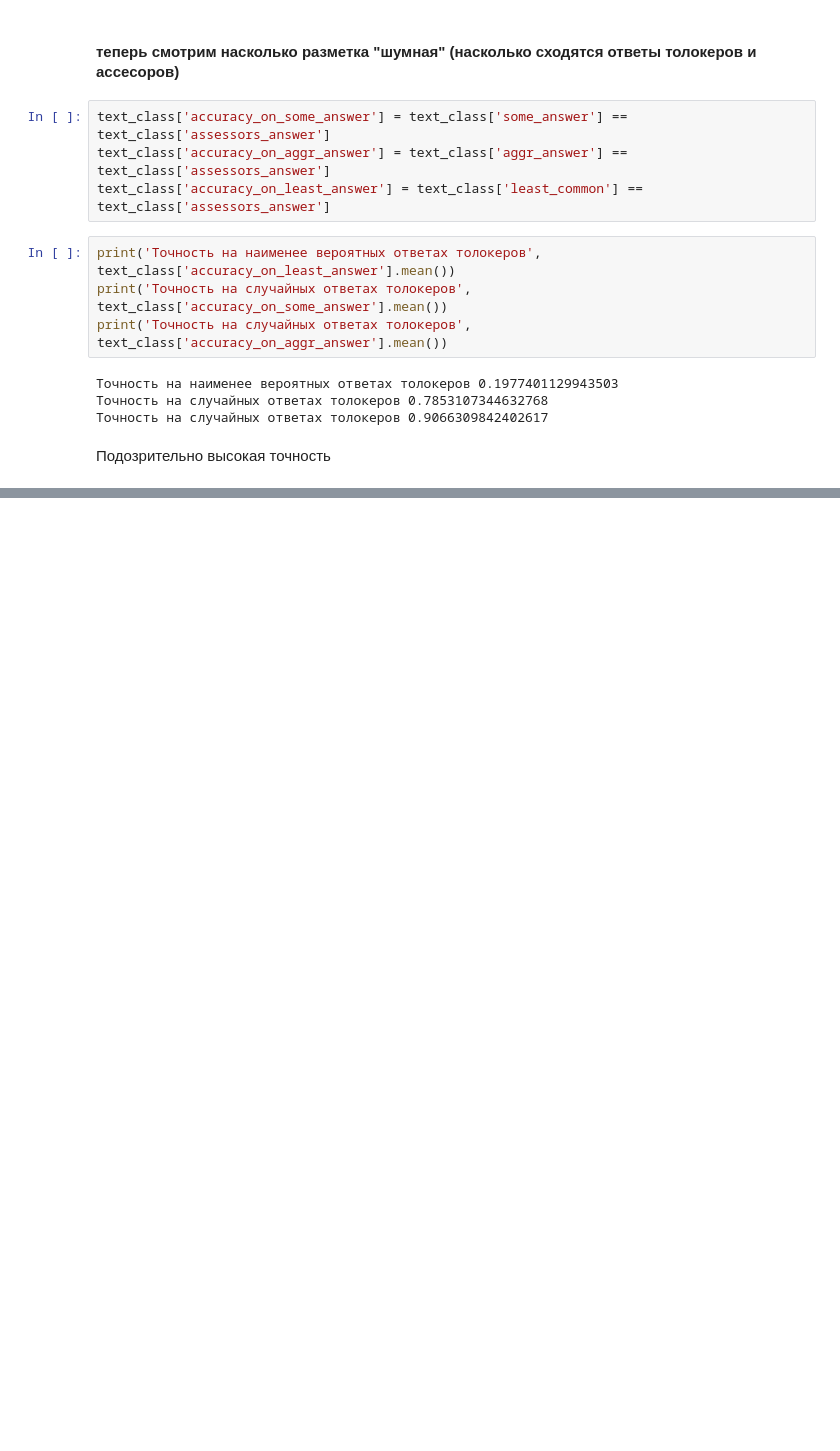
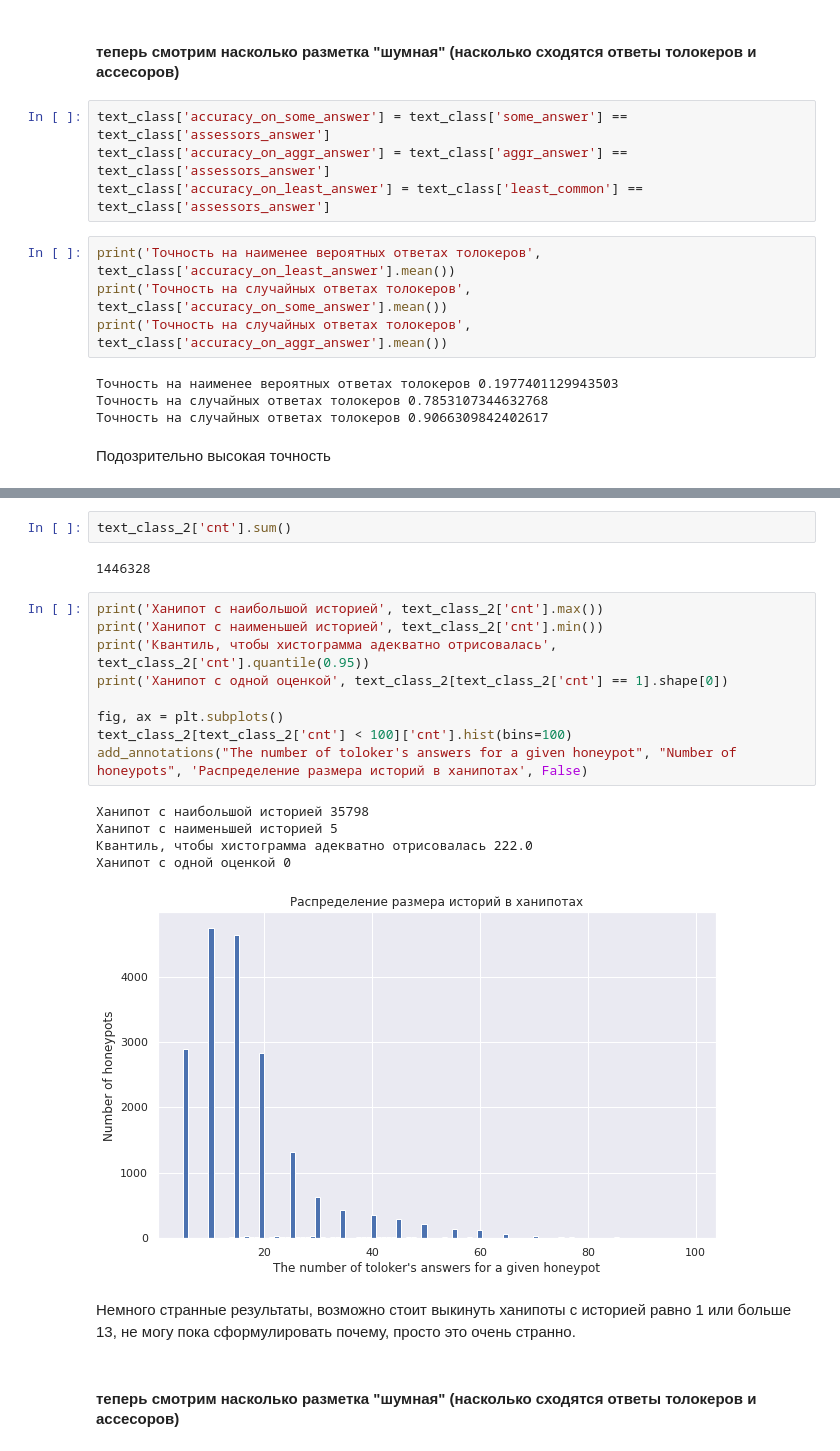
Before and after one commit to serzaraisk/noisy_labels, a Jupyter notebook: 1. Анализ датасетов.ipynb, the cells around one changed output, grey strips where cells are left out. Drawn from its saved outputs; the diff is of its cells as text; blank space fills up the shorter version.

```diff
--- a/1. Анализ датасетов.ipynb
+++ b/1. Анализ датасетов.ipynb
@@ -397,0 +609,23 @@ print('Точность на случайных ответах толокеро
+# %%
+text_class_2['cnt'].sum()
+# %% [output]
+1446328
+# %%
+print('Ханипот с наибольшой историей', text_class_2['cnt'].max())
+print('Ханипот с наименьшей историей', text_class_2['cnt'].min())
+print('Квантиль, чтобы хистограмма адекватно отрисовалась', text_class_2['cnt'].quantile(0.95))
+print('Ханипот с одной оценкой', text_class_2[text_class_2['cnt'] == 1].shape[0])
+
+fig, ax = plt.subplots()
+text_class_2[text_class_2['cnt'] < 100]['cnt'].hist(bins=100)
+add_annotations("The number of toloker's answers for a given honeypot", "Number of honeypots", 'Распределение размера историй в ханипотах', False)
+# %% [output]
+Ханипот с наибольшой историей 35798
+Ханипот с наименьшей историей 5
+Квантиль, чтобы хистограмма адекватно отрисовалась 222.0
+Ханипот с одной оценкой 0
+[figure, added]
+# %% [markdown]
+Немного странные результаты, возможно стоит выкинуть ханипоты с историей равно 1 или больше 13, не могу пока сформулировать почему, просто это очень странно.
+# %% [markdown]
+#### теперь смотрим насколько разметка "шумная" (насколько сходятся ответы толокеров и ассесоров)
```
Also changed, not shown: parts of 43 cells of this notebook, 21 other files.
